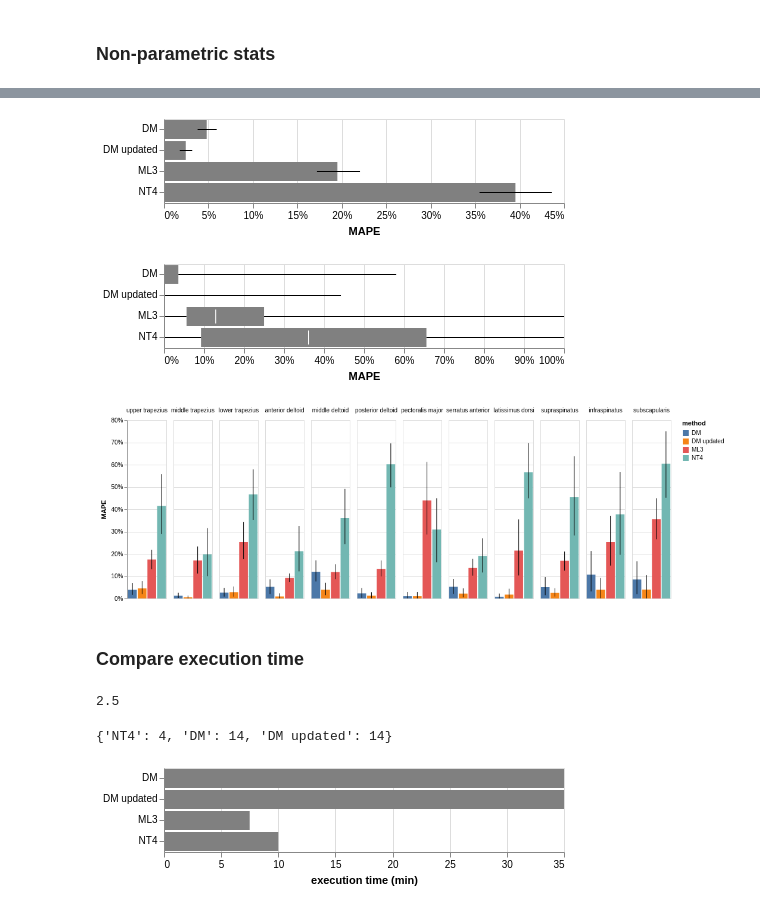
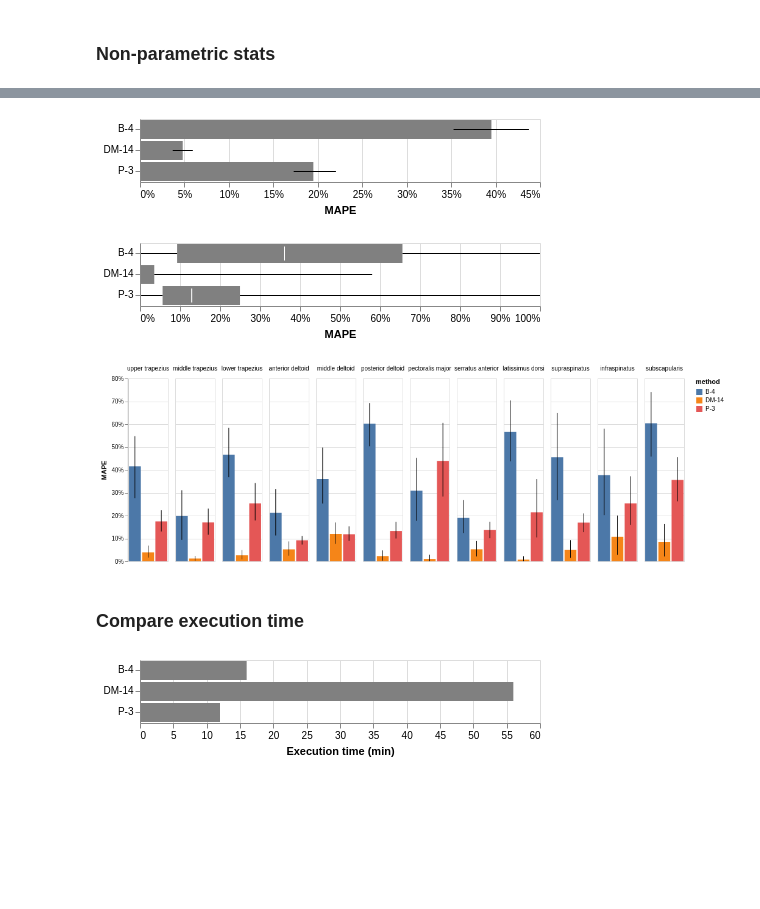
Before and after one commit to romainmartinez/mvc, a Jupyter notebook: mvc.ipynb, the cells around one changed output, grey strips where cells are left out. Cells and saved outputs as stored; diff of their text form; code cells hidden in the pictures; blank space fills up the shorter version.

```diff
--- a/mvc.ipynb
+++ b/mvc.ipynb
@@ -650,3 +637,7 @@ else:
 ## Compare Boettcher & Dal Maso with our model
 # %% [markdown]
 ### MAPE for each method
+# %%
+recommandations["B-4"] = recommandations.pop("NT4")
+recommandations["DM-14"] = recommandations.pop("DM")
+recommandations.pop('DM updated', None);
@@ -668,7 +663,7 @@ for imuscle in MUSCLES:
         )
 
 df_comp = pd.concat(
-    r + [test_eval.drop("split", axis=1).assign(method="ML3")], sort=False
+    r + [test_eval.drop("split", axis=1).assign(method="P-3")], sort=False
 )
 # %%
 alt.Chart(df_comp).mark_bar().encode(
@@ -685,7 +688,7 @@ alt.Chart(df_comp).mark_bar().encode(
 from sklearn.impute import SimpleImputer
 import spm1d
 
-ALPHA = 0.05
+ALPHA = 0.05 / (12 * 3)
 N_ITER = 10000
 p_value = {}
 
@@ -792,7 +787,7 @@ error = base.mark_rule().encode(alt.X("ci0(mape)"), alt.X2("ci1(mape)"))
 
 bar + error
 # %% [output]
-[figure, old version]
+[figure, new version]
 # %%
 base = alt.Chart(df_comp).encode(alt.Y("method", title=None))
 
@@ -808,7 +803,7 @@ lower = base.mark_rule().encode(alt.X("min(mape)"), alt.X2("q1(mape)"))
 
 bar + med + upper + lower
 # %% [output]
-[figure, old version]
+[figure, new version]
 # %%
 base = alt.Chart().encode(
     alt.X("method", axis=alt.Axis(title="", labels=False, ticks=False, domain=False))
@@ -822,19 +817,11 @@ error = base.mark_rule().encode(alt.Y("ci0(mape)"), alt.Y2("ci1(mape)"))
 
 (bar.properties(width=65) + error).facet(data=df_comp, column=alt.Column("muscle", sort=MUSCLES, title=None))
 # %% [output]
-[figure, old version]
+[figure, new version]
 # %% [markdown]
 ### Compare execution time
-# %%
-30/12
-# %% [output]
-2.5
-# %%
-time
-# %% [output]
-{'NT4': 4, 'DM': 14, 'DM updated': 14}
 # %%
-time_by_test = 2.5  # min
+time_by_test = 4  # min
 time = {}
 for imethod in recommandations.keys():
     c = []
@@ -843,14 +830,16 @@ for imethod in recommandations.keys():
             if itest not in c:
                 c.append(itest)
     time[imethod] = time_by_test * len(c)
-time["ML3"] = time_by_test * 3
-time = pd.Series(time).rename("execution time (min)").rename_axis("method").reset_index()
+time["P-3"] = time_by_test * 3
+time = pd.Series(time).rename("Execution time (min)").rename_axis("method").reset_index()
 # %%
 alt.Chart(time).mark_bar(color="grey").encode(
-    alt.X("execution time (min)"), alt.Y("method", title=None)
+    alt.X("Execution time (min)"),
+    alt.Y("method", title=None),
+    alt.Tooltip("Execution time (min)"),
 )
 # %% [output]
-[figure, old version]
+[figure, new version]
 # %%
 scatter_df = (
     df_comp.groupby("method")["mape"].mean().reset_index().merge(time, on="method")
```
Also changed, not shown: parts of 21 cells of this notebook, 14 other files.
